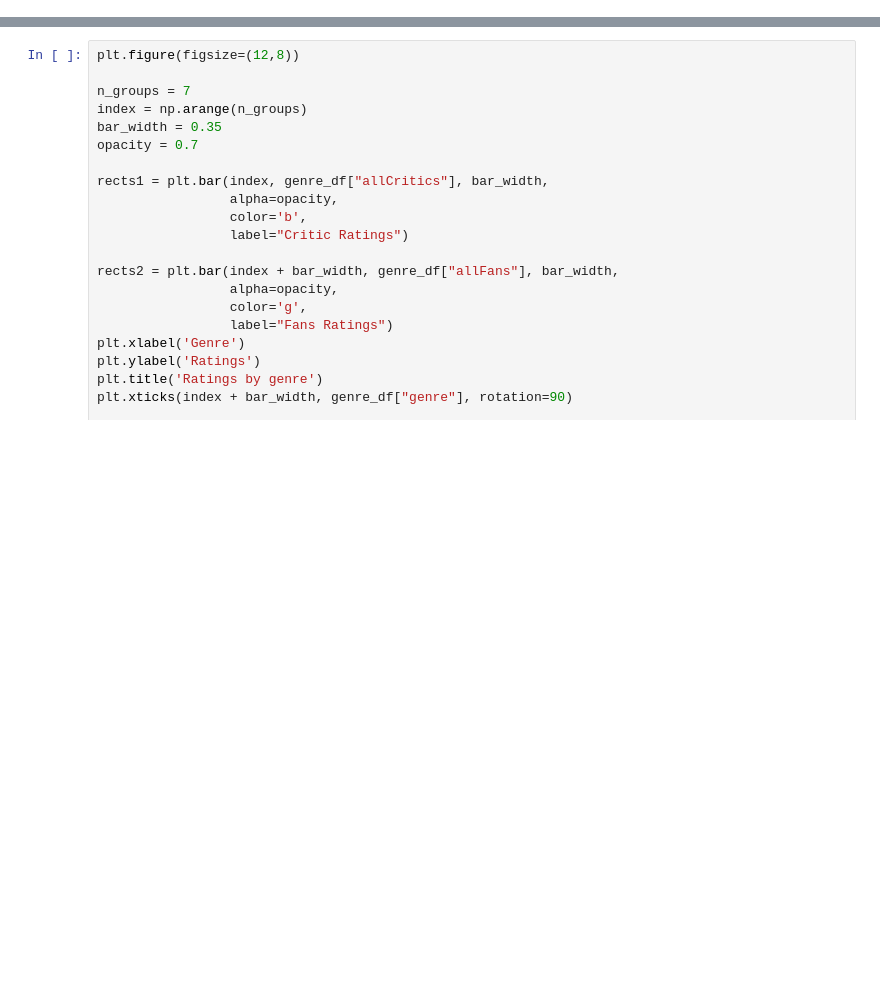
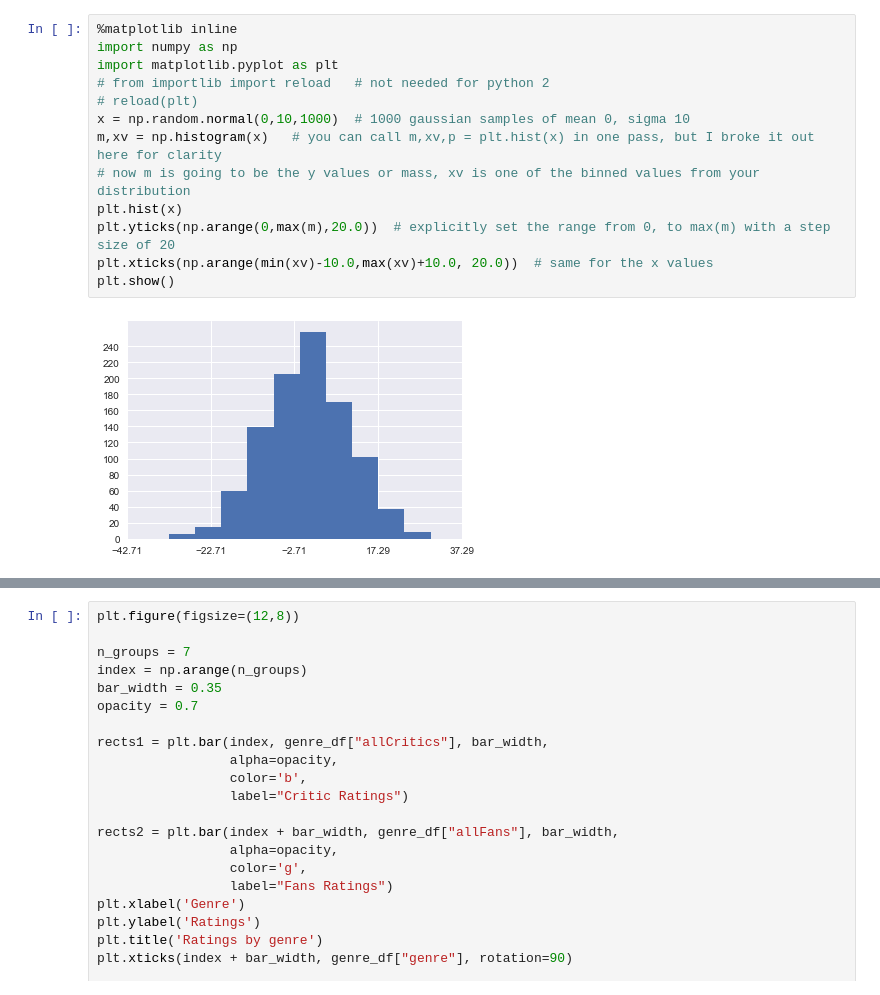
Before and after one commit to gqfiddler/movieRatings, a Jupyter notebook: y axis problem.ipynb, the cells around one changed output, grey strips where cells are left out. Saved outputs shown, nothing was run; the diff lists cells and outputs as text; blank space fills up the shorter version.

```diff
--- a/y axis problem.ipynb
+++ b/y axis problem.ipynb
@@ -9,0 +18,15 @@ genre_df = pd.read_csv("genres.csv")
+# %%
+%matplotlib inline
+import numpy as np
+import matplotlib.pyplot as plt
+# from importlib import reload   # not needed for python 2
+# reload(plt)
+x = np.random.normal(0,10,1000)  # 1000 gaussian samples of mean 0, sigma 10
+m,xv = np.histogram(x)   # you can call m,xv,p = plt.hist(x) in one pass, but I broke it out here for clarity
+# now m is going to be the y values or mass, xv is one of the binned values from your distribution
+plt.hist(x)
+plt.yticks(np.arange(0,max(m),20.0))  # explicitly set the range from 0, to max(m) with a step size of 20
+plt.xticks(np.arange(min(xv)-10.0,max(xv)+10.0, 20.0))  # same for the x values
+plt.show()
+# %% [output]
+[figure, added]
```
Also changed, not shown: parts of 2 cells of this notebook, 4 other files.
